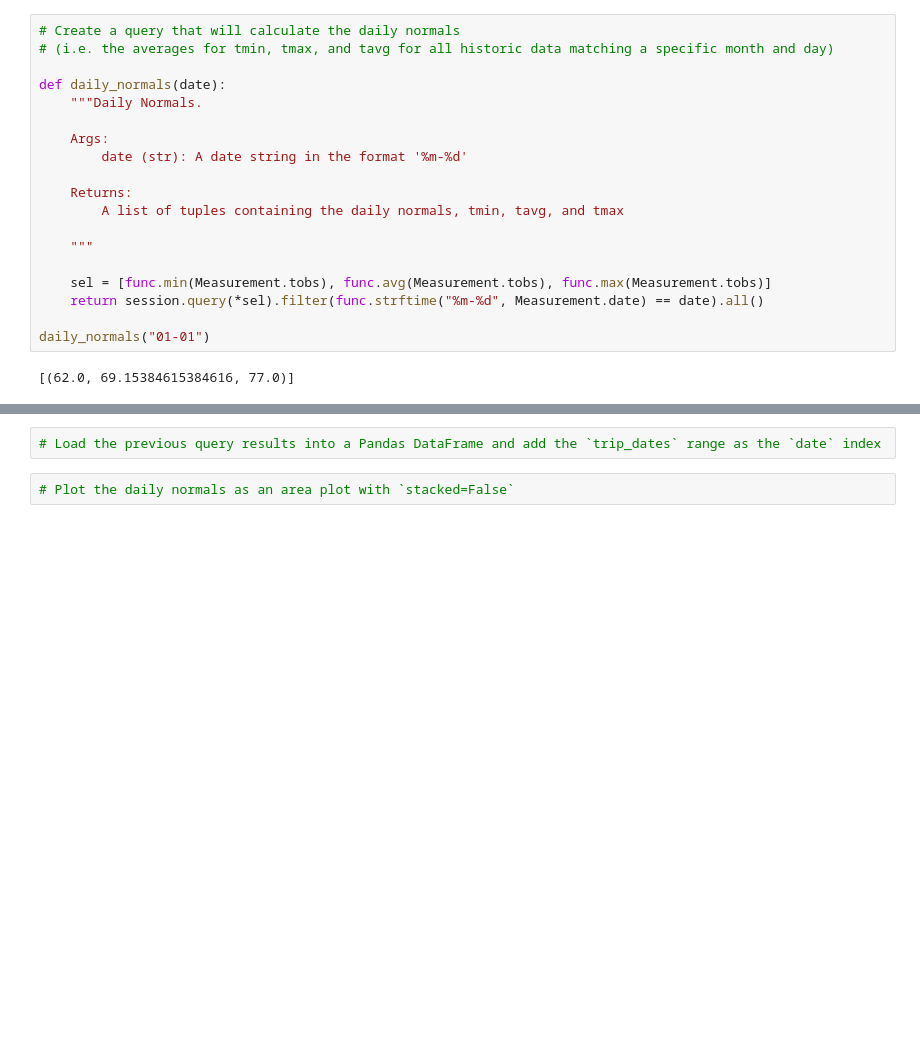
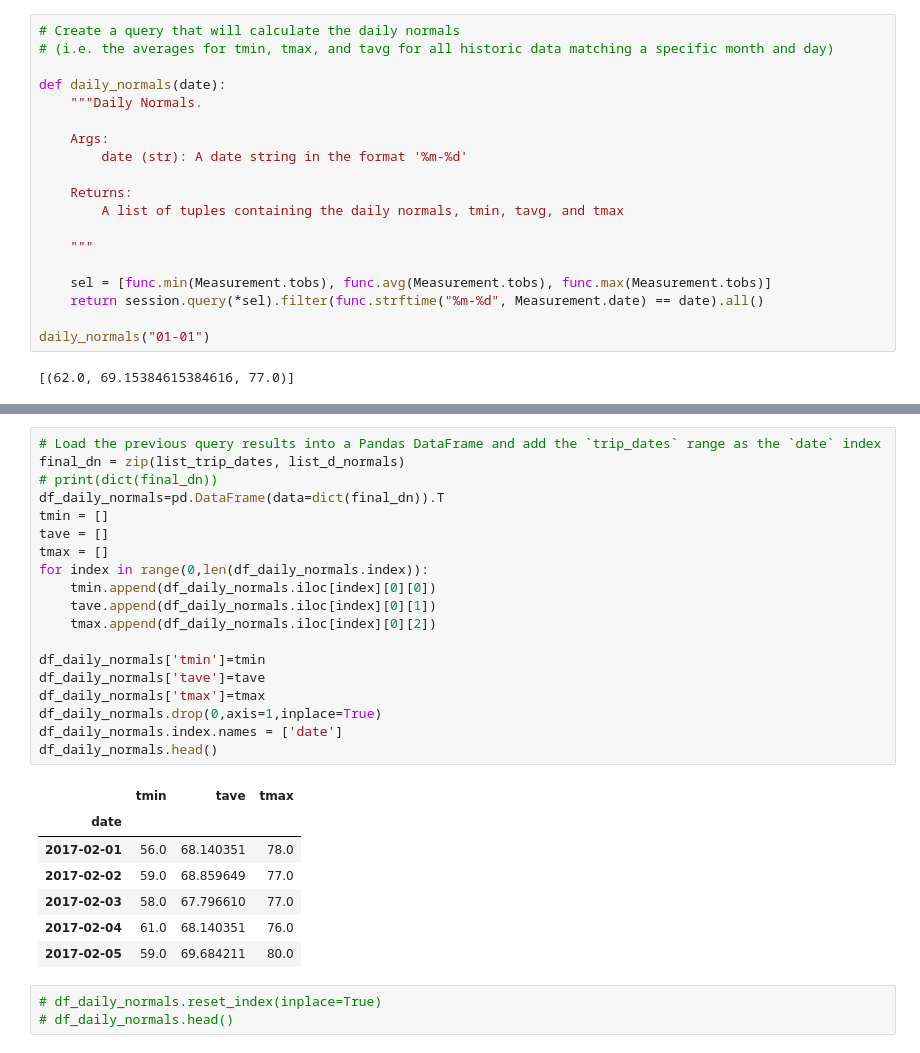
Before and after one commit to vikra8pc/srini_homeworks_new, a Jupyter notebook: 10-Advanced-Data-Storage-and-Retrieval/Instructions/climate_starter_solved.ipynb, the cells around one changed output, grey strips where cells are left out. Saved outputs shown, nothing was run; the diff lists cells and outputs as text; blank space fills up the shorter version.

```diff
--- a/10-Advanced-Data-Storage-and-Retrieval/Instructions/climate_starter_solved.ipynb
+++ b/10-Advanced-Data-Storage-and-Retrieval/Instructions/climate_starter_solved.ipynb
@@ -367,4 +414,30 @@ daily_normals("01-01")
-# %%
-# Load the previous query results into a Pandas DataFrame and add the `trip_dates` range as the `date` index
-# %%
-# Plot the daily normals as an area plot with `stacked=False`
+# %%
+# Load the previous query results into a Pandas DataFrame and add the `trip_dates` range as the `date` index
+final_dn = zip(list_trip_dates, list_d_normals)
+# print(dict(final_dn))
+df_daily_normals=pd.DataFrame(data=dict(final_dn)).T
+tmin = []
+tave = []
+tmax = []
+for index in range(0,len(df_daily_normals.index)):
+    tmin.append(df_daily_normals.iloc[index][0][0])
+    tave.append(df_daily_normals.iloc[index][0][1])
+    tmax.append(df_daily_normals.iloc[index][0][2])
+
+df_daily_normals['tmin']=tmin
+df_daily_normals['tave']=tave
+df_daily_normals['tmax']=tmax
+df_daily_normals.drop(0,axis=1,inplace=True)
+df_daily_normals.index.names = ['date']
+df_daily_normals.head()
+# %% [output]
+|  | tmin | tave | tmax |
+| date |  |  |  |
+| 2017-02-01 | 56.0 | 68.140351 | 78.0 |
+| 2017-02-02 | 59.0 | 68.859649 | 77.0 |
+| 2017-02-03 | 58.0 | 67.796610 | 77.0 |
+| 2017-02-04 | 61.0 | 68.140351 | 76.0 |
+| 2017-02-05 | 59.0 | 69.684211 | 80.0 |
+# %%
+# df_daily_normals.reset_index(inplace=True)
+# df_daily_normals.head()
```
Also changed, not shown: parts of 8 cells of this notebook, 1 other file.
